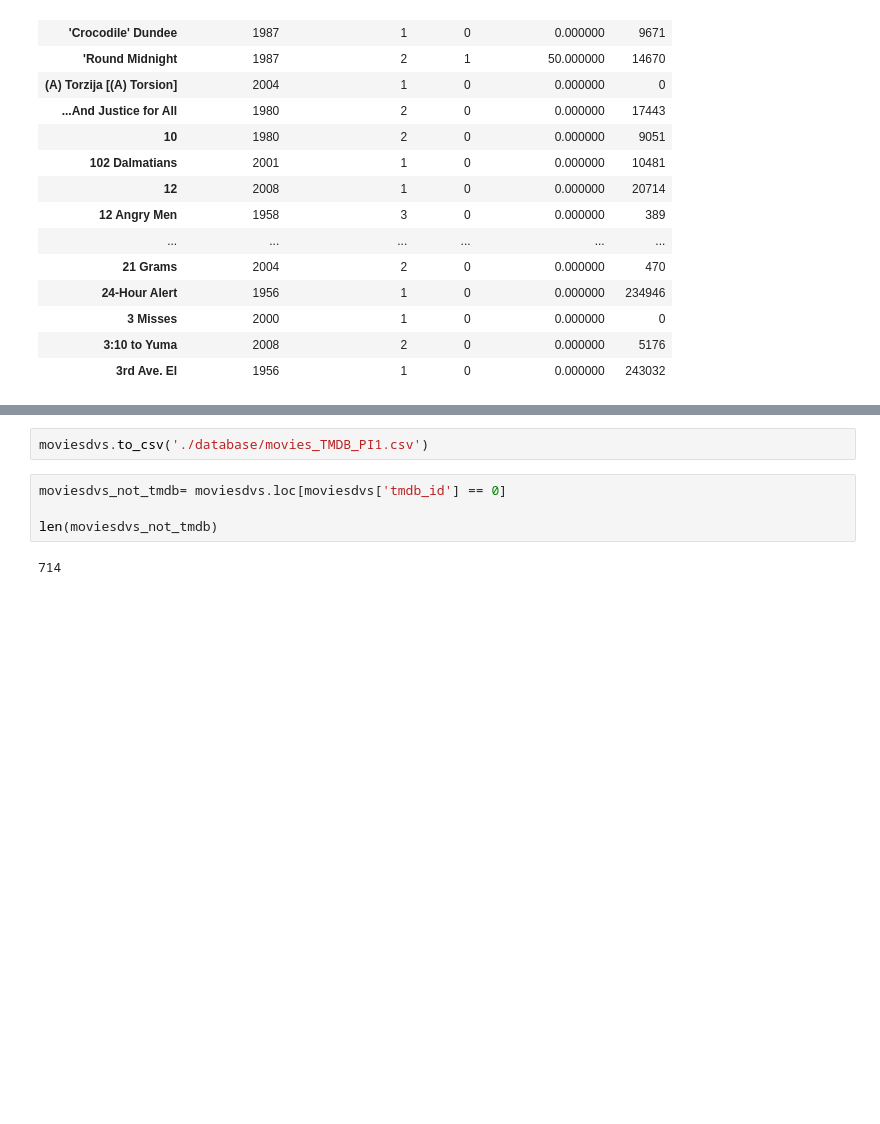
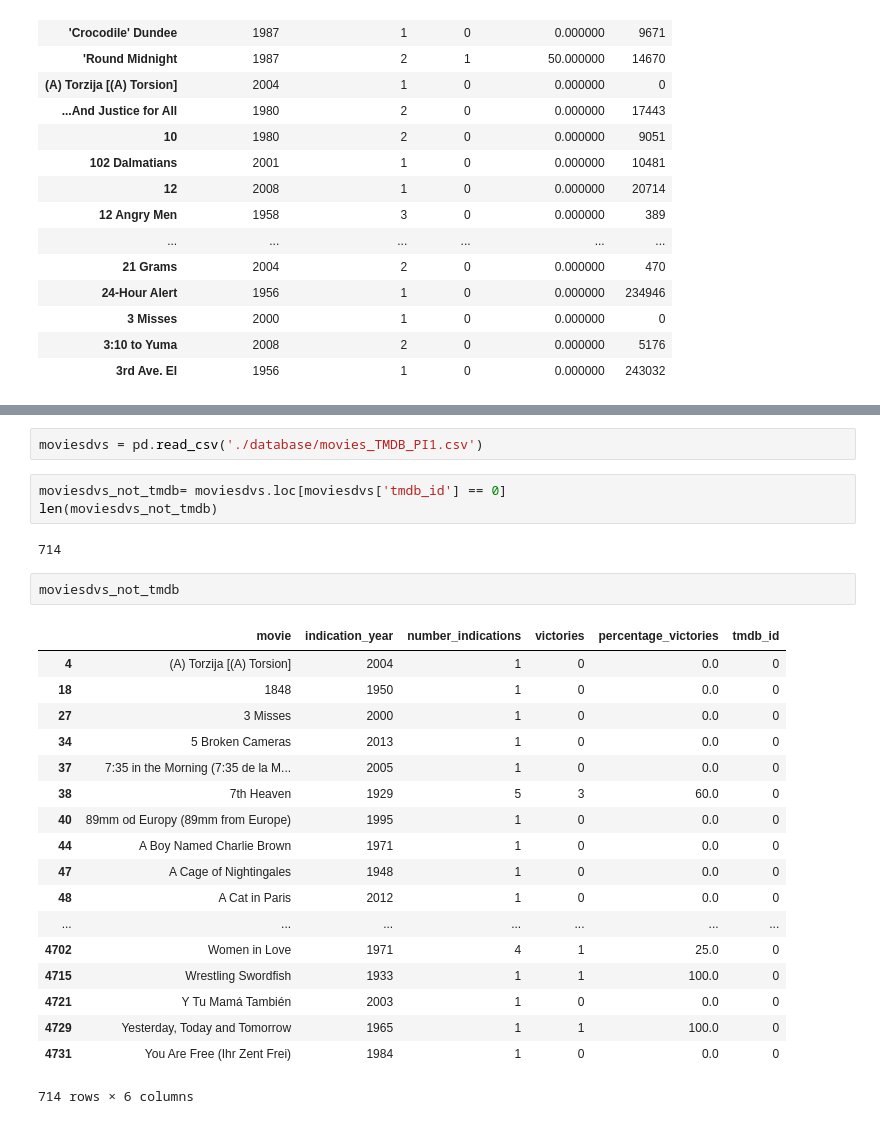
Before and after one commit to thiagoloal/oscar_scrapy, a Jupyter notebook: movies.ipynb, the cells around one changed output, grey strips where cells are left out. Saved outputs shown, nothing was run; the diff lists cells and outputs as text; blank space fills up the shorter version.

```diff
--- a/movies.ipynb
+++ b/movies.ipynb
@@ -171,11 +159,31 @@ moviesdvs = pd.concat(moviesdv)
 # %%
-moviesdvs.to_csv('./database/movies_TMDB_PI1.csv')
+moviesdvs = pd.read_csv('./database/movies_TMDB_PI1.csv')
 # %%
 moviesdvs_not_tmdb= moviesdvs.loc[moviesdvs['tmdb_id'] == 0]
-
 len(moviesdvs_not_tmdb)
 # %% [output]
 714
+# %%
+moviesdvs_not_tmdb
+# %% [output]
+|  | movie | indication_year | number_indications | victories | percentage_victories | tmdb_id |
+| 4 | (A) Torzija [(A) Torsion] | 2004 | 1 | 0 | 0.0 | 0 |
+| 18 | 1848 | 1950 | 1 | 0 | 0.0 | 0 |
+| 27 | 3 Misses | 2000 | 1 | 0 | 0.0 | 0 |
+| 34 | 5 Broken Cameras | 2013 | 1 | 0 | 0.0 | 0 |
+| 37 | 7:35 in the Morning (7:35 de la M... | 2005 | 1 | 0 | 0.0 | 0 |
+| 38 | 7th Heaven | 1929 | 5 | 3 | 60.0 | 0 |
+| 40 | 89mm od Europy (89mm from Europe) | 1995 | 1 | 0 | 0.0 | 0 |
+| 44 | A Boy Named Charlie Brown | 1971 | 1 | 0 | 0.0 | 0 |
+| 47 | A Cage of Nightingales | 1948 | 1 | 0 | 0.0 | 0 |
+| 48 | A Cat in Paris | 2012 | 1 | 0 | 0.0 | 0 |
+| ... | ... | ... | ... | ... | ... | ... |
+| 4702 | Women in Love | 1971 | 4 | 1 | 25.0 | 0 |
+| 4715 | Wrestling Swordfish | 1933 | 1 | 1 | 100.0 | 0 |
+| 4721 | Y Tu Mamá También | 2003 | 1 | 0 | 0.0 | 0 |
+| 4729 | Yesterday, Today and Tomorrow | 1965 | 1 | 1 | 100.0 | 0 |
+| 4731 | You Are Free (Ihr Zent Frei) | 1984 | 1 | 0 | 0.0 | 0 |
+714 rows × 6 columns
 # %%
 now = datetime.datetime.now()
 
```
Also changed, not shown: parts of 14 cells of this notebook, 2 other files.
